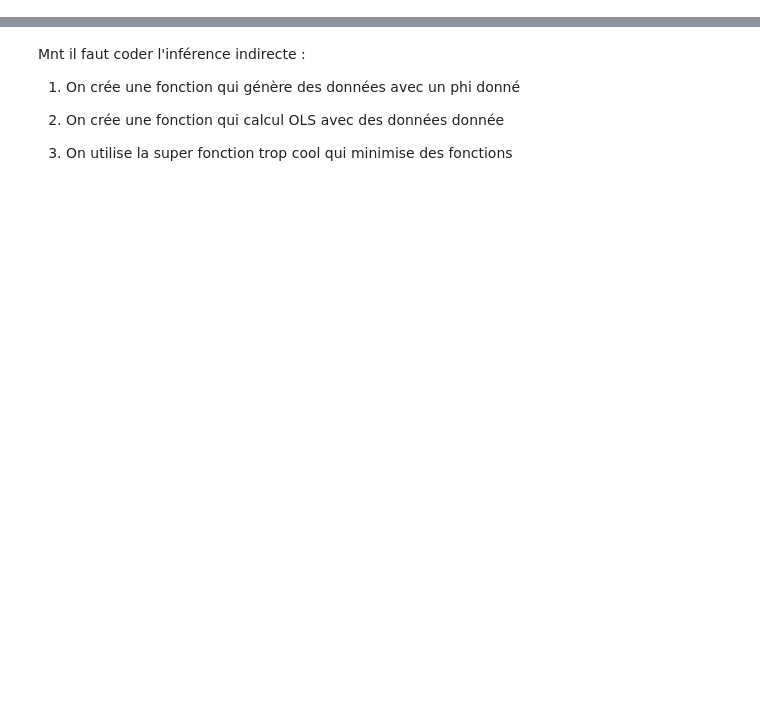
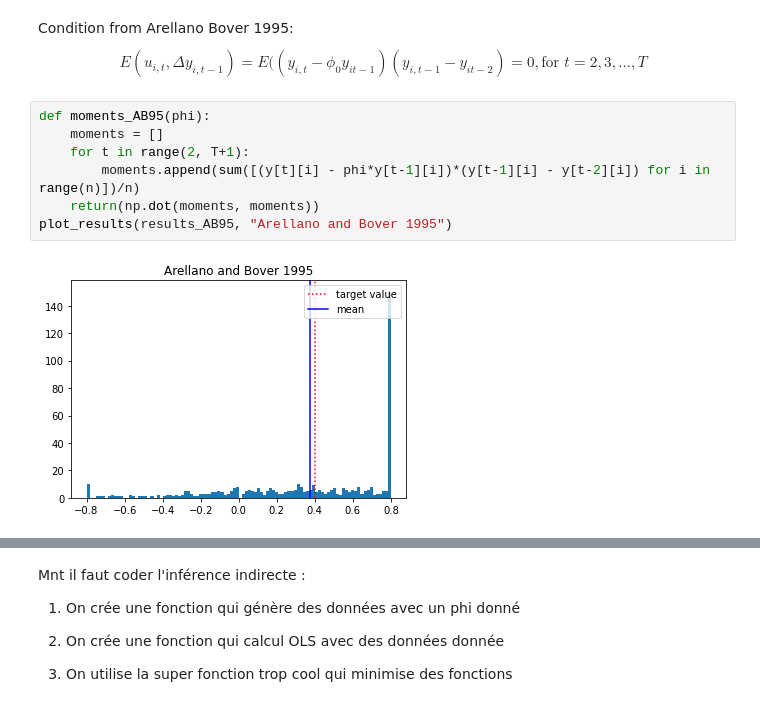
Before and after one commit to agatherosenzweig/Advanced-econometrics, a Jupyter notebook: Notebook GMM - version Agathe.ipynb, the cells around one changed output, grey strips where cells are left out. Drawn from its saved outputs; the diff is of its cells as text; blank space fills up the shorter version.

```diff
--- a/Notebook GMM - version Agathe.ipynb
+++ b/Notebook GMM - version Agathe.ipynb
@@ -155,0 +80,12 @@ MLE avec correction de biais de Han et Kuersteiner : la formule explicite est do
+# %% [markdown]
+Condition from Arellano Bover 1995:
+$$ E(u_{i,t},\Delta y_{i,t-1})=E((y_{i,t}-\phi_0 y_{it-1})(y_{i,t-1}-y_{it-2})=0, \text{for } t=2,3,...,T $$
+# %%
+def moments_AB95(phi):
+    moments = []
+    for t in range(2, T+1):
+        moments.append(sum([(y[t][i] - phi*y[t-1][i])*(y[t-1][i] - y[t-2][i]) for i in range(n)])/n)
+    return(np.dot(moments, moments))
+plot_results(results_AB95, "Arellano and Bover 1995")
+# %% [output]
+[figure, added]
```
Also changed, not shown: parts of 30 cells of this notebook.
